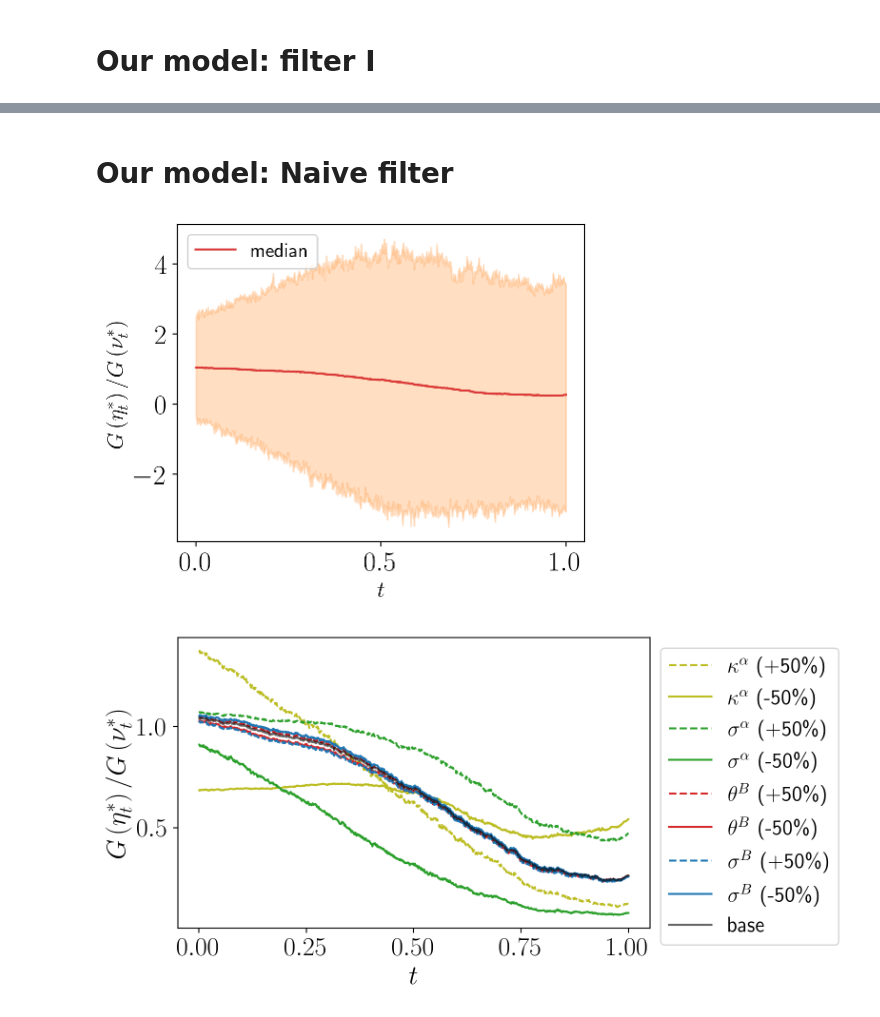
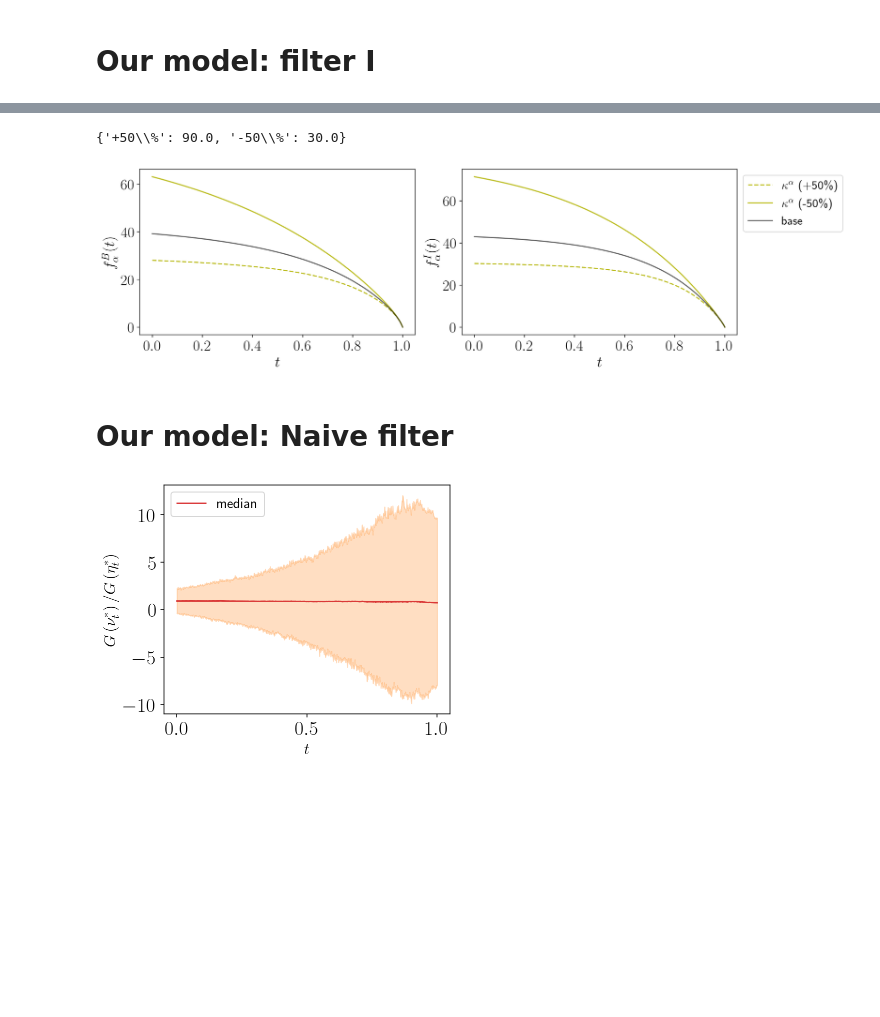
Before and after one commit to muhammadalifaqsha/broker_informed_noise_filtering_game, a Jupyter notebook: Mispecification-Plots-Paper.ipynb, the cells around one changed output, grey strips where cells are left out. Drawn from its saved outputs; the diff is of its cells as text; code cells hidden in the pictures; blank space fills up the shorter version.

```diff
--- a/Mispecification-Plots-Paper.ipynb
+++ b/Mispecification-Plots-Paper.ipynb
@@ -482,3 +482,49 @@ plt.show()
+# %%
+param_list_val[param_name]
+# %% [output]
+{'+50\\%': 90.0, '-50\\%': 30.0}
+# %%
+coef_alpha_B_base = broker.coef_speed_B[:, 0, 2]
+z_base = inf_trader.z
+coef_alpha_I_base = z_base[1] / 2 / inf_trader.k
+
+fig, ax = plt.subplots(1,2,figsize=(14,4))
+
+param_name = 'kappa_alpha'
+ip = 0
+
+for j, (err_name, param_val) in enumerate(param_list_val[param_name].items()):
+
+    coef_alpha_B = broker_collections_stressed[param_name][j].coef_speed_B[:, 0, 2]
+    z = inf_trader_collections_stressed[param_name][j].z
+    coef_alpha_I = z[1] / 2 / inf_trader_collections_stressed[param_name][j].k
+
+    if j == 0:
+        ax[0].plot(env.timesteps, coef_alpha_B, label=param_label[param_name] + f' ({err_name})', color = variable_colors[ip], linestyle = '--')
+        ax[1].plot(env.timesteps, coef_alpha_I, label=param_label[param_name] + f' ({err_name})', color = variable_colors[ip], linestyle = '--')
+    else:
+        ax[0].plot(env.timesteps, coef_alpha_B, label=param_label[param_name] + f' ({err_name})', color = variable_colors[ip], linestyle = '-')
+        ax[1].plot(env.timesteps, coef_alpha_I, label=param_label[param_name] + f' ({err_name})', color = variable_colors[ip], linestyle = '-')
+
+ax[0].plot(env.timesteps, coef_alpha_B_base, label='base', color='black', alpha=0.6)
+ax[1].plot(env.timesteps, coef_alpha_I_base, label='base', color='black', alpha=0.6)
+
+ax[1].legend(bbox_to_anchor=(1,1), loc="upper left", fontsize = font1)
+
+ax[0].set_xlabel(r'$t$', fontsize = font2)
+ax[1].set_xlabel(r'$t$', fontsize = font2)
+ax[0].tick_params(axis='both', which='major', labelsize=font2)
+ax[1].tick_params(axis='both', which='major', labelsize=font2)
+#ax.set_ylabel(r'$\frac{f_\alpha^I(t)}{f_\alpha^B(t)}$', fontsize = font1)
+ax[0].set_ylabel(r'${f_\alpha^B(t)}$', fontsize = font2)
+ax[1].set_ylabel(r'${f_\alpha^I(t)}$', fontsize = font2)
+
+plt.tight_layout()
+plt.savefig('figures/externalisation_plot_filtering_alpha_coefficient_I.pdf', format="pdf", dpi=resolution_value)
+
+plt.show()
+# %% [output]
+[figure, added]
 # %% [markdown]
 # Our model: Naive filter
 # %%
@@ -493,7 +539,7 @@ def auxF(x, tol=1e-10):
 # %%
 eps = 1e-1
 #ratio_IB = (eps + np.abs(nu_I[1:]))/(eps + np.abs(nu_B[1:])) #np.exp(nu_I)/(np.exp(nu_B) + np.exp(nu_I) )
-ratio_IB_base = auxF(model_base.nu_I[1:, :])/auxF(model_base.nu_B[1:, :]) #np.exp(nu_I)/(np.exp(nu_B) + np.exp(nu_I) )
+ratio_IB_base = auxF(model_base.nu_B[1:, :])/auxF(model_base.nu_I[1:, :]) #np.exp(nu_I)/(np.exp(nu_B) + np.exp(nu_I) )
 ratio_IB_base_median = np.median(ratio_IB_base,axis=1)
 #ratio_iI = (eps + np.abs(nu_I[1:]))/(eps + np.abs(nu_iI[1:]))#np.exp(nu_iI)/(np.exp(nu_iI) + np.exp(nu_I) )
 
@@ -502,23 +548,23 @@ qtl_IB_base = np.quantile(ratio_IB_base,[0.05,0.95], axis=1)
 # %%
 fig, ax = plt.subplots(1,1,figsize=(5,4))
 
 ax.plot(env.timesteps[1:], np.median(ratio_IB_base,axis=1),  'tab:red', alpha = 0.9, label = 'median')
 ax.fill_between(env.timesteps[1:].reshape(-1,),qtl_IB_base[0],qtl_IB_base[-1],alpha=0.25, color='tab:orange')
 ax.legend(loc = 'upper left')
-ax.set_ylabel(r'$G\left(\eta^*_t\right) / G\left(\nu^*_t\right)$', fontsize = 16)
+ax.set_ylabel(r'$G\left(\nu^*_t\right) / G\left(\eta^*_t\right)$', fontsize = 16)
 ax.set_xlabel(r'$t$', fontsize = 16)
 resolution_value = 100
 plt.tight_layout()
 
 ax.set_xlabel(r'$t$', fontsize = font1)
 ax.tick_params(axis='both', which='major', labelsize=font2)
 
 #plt.ylim(-5,5)
 
 plt.savefig('figures/externalisation_plot_filtering_II.pdf', format="pdf", dpi=resolution_value)
 plt.show()
 # %% [output]
-[figure, old version]
+[figure, new version]
 # %%
 sim_collections_stressed = dict(zip(param_list_name, [[] for param in param_list_name]))
 inf_trader_collections_stressed = dict(zip(param_list_name, [[] for param in param_list_name]))
@@ -577,13 +623,13 @@ for ip, param_name in enumerate(param_list_name):
 
         nu_B = sim_collections_stressed[param_name][j].nu_B
         nu_I = sim_collections_stressed[param_name][j].nu_I
-        ratio_IB = auxF(nu_I[1:, :])/auxF(nu_B[1:, :])
+        ratio_IB = auxF(nu_B[1:, :])/auxF(nu_I[1:, :])
         ratio_IB_median = np.median(ratio_IB,axis=1)
 
         if j==0:
-            ax.plot(env.timesteps[1:], ratio_IB_median, label=param_label[param_name] + f' ({err_name})', color = variable_colors[ip], linestyle = '--')
+            ax.plot(env.timesteps[1:], ratio_IB_median, label=param_label[param_name] + f' ({err_name})', color = variable_colors[ip], linestyle = '--', linewidth = 0.5)
         else:
-            ax.plot(env.timesteps[1:], ratio_IB_median, label=param_label[param_name] + f' ({err_name})', color = variable_colors[ip], linestyle = '-')
+            ax.plot(env.timesteps[1:], ratio_IB_median, label=param_label[param_name] + f' ({err_name})', color = variable_colors[ip], linestyle = '-', linewidth = 1)
 ax.plot(env.timesteps[1:], ratio_IB_base_median, label='base', color='black', alpha=0.6)
 
 
@@ -591,11 +637,9 @@ ax.legend(bbox_to_anchor=(1,1), loc="upper left", fontsize = font1)
 
 ax.set_xlabel(r'$t$', fontsize = font2)
 ax.tick_params(axis='both', which='major', labelsize=font2)
-ax.set_ylabel(r'$G\left(\eta^*_t\right) / G\left(\nu^*_t\right)$', fontsize = font2)
+ax.set_ylabel(r'$G\left(\nu^*_t\right) / G\left(\eta^*_t\right)$', fontsize = font2)
 
 plt.tight_layout()
 plt.savefig('figures/externalisation_plot_filtering_quotient_II.pdf', format="pdf", dpi=resolution_value)
 
 plt.show()
-# %% [output]
-[figure, removed]
```
Also changed, not shown: parts of 11 cells of this notebook, 7 other files.
